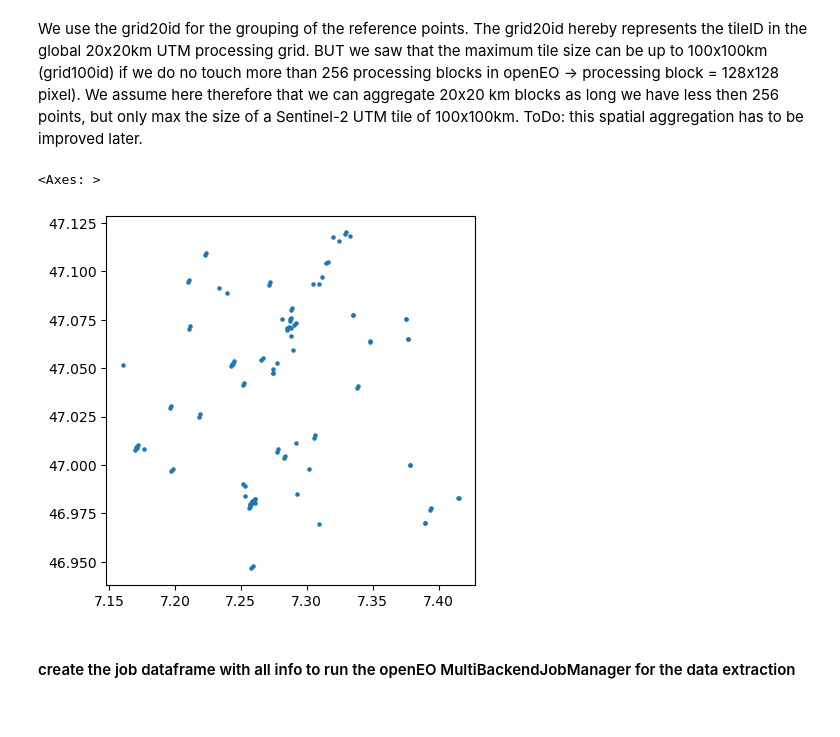
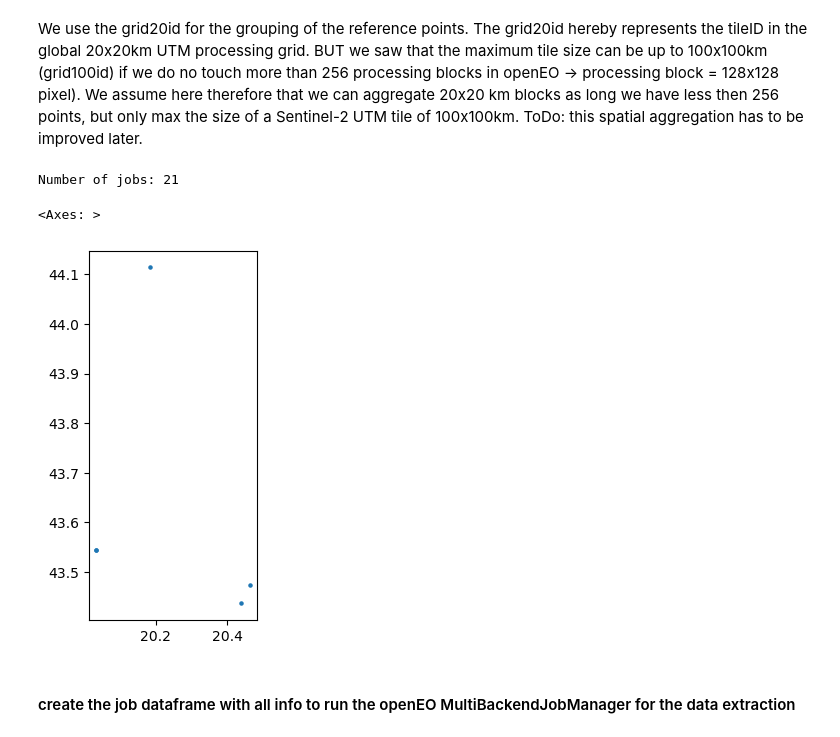
Before and after one commit to mbuchhorn/training_material, a Jupyter notebook: SONATA/step2_EVA-sPlotOpen_TP_full-feature_extraction.ipynb, the cells around one changed output. Cells and saved outputs as stored; diff of their text form; code cells hidden in the pictures.

Commit message:
adaptation of training material

```diff
--- a/SONATA/step2_EVA-sPlotOpen_TP_full-feature_extraction.ipynb
+++ b/SONATA/step2_EVA-sPlotOpen_TP_full-feature_extraction.ipynb
@@ -41,7 +41,6 @@ import traceback
 # %%
-TP_region = 'Continental'
 # CSV file for feature extraction
-csv_reference_points = f'{TP_region}_Nat_nonNat_localities.csv'
+csv_reference_points = os.path.normpath(r'./data/final_reference_points_Serbia_labeled.csv')
 
 # processing parameters
 processing_year = 2024
@@ -49,16 +48,18 @@ topology = 'EUNIS2021plus'
 
 # set input and output folders
 if platform.system() == 'Windows':
-    # root path for input and output
-    path_base = os.path.join(os.path.normpath(r'\\netapp03.vgt.vito.be\habitat\EU_Habitat_Models\Base_year_2024_v1'), TP_region)
-    # procesisng tiling grid (needed for job status visualization)
-    path_global_grid = os.path.normpath(r'\\netapp03.vgt.vito.be\habitat\ancillary\global_terrestrial_UTM20k_grid.gpkg')
+    # global tiling grid (ONLY needed for job status visualization - if no graphic dashboard required we have to adapt the code)
+    path_global_grid = os.path.normpath(r'\\netapp03.vgt.vito.be\habitat\ancillary\global_terrestrial_UTM20k_grid_v2.gpkg')
 else:
-    path_base = os.path.join(os.path.normpath(r'/data/habitat/EU_Habitat_Models/Base_year_2024_v1'), TP_region)
-    path_global_grid = os.path.normpath(r'/data/habitat/ancillary/global_terrestrial_UTM20k_grid.gpkg')
+    path_global_grid = os.path.normpath(r'/data/habitat/ancillary/global_terrestrial_UTM20k_grid_v2.gpkg')
 
-# receipts of WEED email system
-path_recipients = os.path.normpath(r'/data/habitat/serbia/online_workshop/openEO_messaging_emails_feature_extraction.txt')
+# backend openEO
+backend = 'cdse'
+
+# root output folder
+root_base = os.path.normpath(r'C:\Users\BUCHHORM\Downloads')
+out_root = os.path.join(root_base, f'TD-features_{topology}_{processing_year}')
+os.makedirs(out_root, exist_ok=True)
 # %% [markdown]
 #### load the filtered datasets into a GeoDataFrame
 # %% [markdown]
@@ -66,7 +67,12 @@ It is crucial that the reference data is in EPSG:4326 - identify the correct col
 The grid20id shows in which 20x20km processing tile the corresponding reference point falls - that allows the pre-grouping of the reference points for efficient processing.
 # %%
 # read file as Pandas DataFrame
-combined_df = pd.read_csv(os.path.join(path_base, csv_reference_points))
+combined_df = pd.read_csv(csv_reference_points)
+# check
+missing_columns = [col for col in ['center_lon', 'center_lat', 'grid20id', 'MGRSid10'] if col not in combined_df.columns]
+if missing_columns:
+    from eo_processing.utils.geoprocessing import get_point_info
+    combined_df[['MGRSid10', 'center_lon', 'center_lat', 'grid20id']] = combined_df.progress_apply(lambda row: get_point_info(row['Longitude'], row['Latitude']), axis=1, result_type='expand')
 combined_df.set_index('MGRSid10', inplace=True)
 # %%
 # remove non-needed columns when exist
@@ -126,12 +131,15 @@ def optimized_processing_split(geo_df: gpd.GeoDataFrame) -> list[gpd.GeoDataFram
     return [geo_df[geo_df['final_grouping'] == tile_id] for tile_id in geo_df['final_grouping'].unique()]
 # %%
 split_jobs = optimized_processing_split(geo_df)
+print(f'Number of jobs: {len(split_jobs)}')
+# %% [output]
+Number of jobs: 21
 # %%
 # for visualization we print all the points of one of the processing tiles
-split_jobs[100].geometry.plot(markersize=5)
+split_jobs[10].geometry.plot(markersize=5)
 # %% [output]
 <Axes: >
-[figure, old version]
+[figure, new version]
 # %% [markdown]
 #### create the job dataframe with all info to run the openEO MultiBackendJobManager for the data extraction
 # %% [markdown]
```
Also changed, not shown: parts of 19 cells of this notebook, 1 other file.
